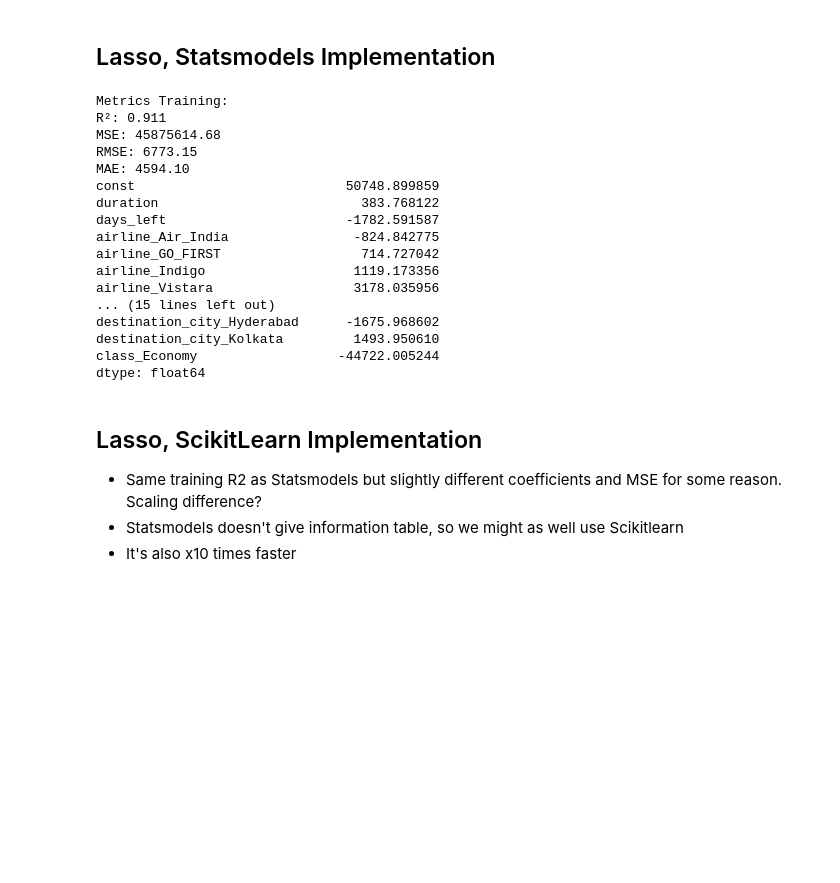
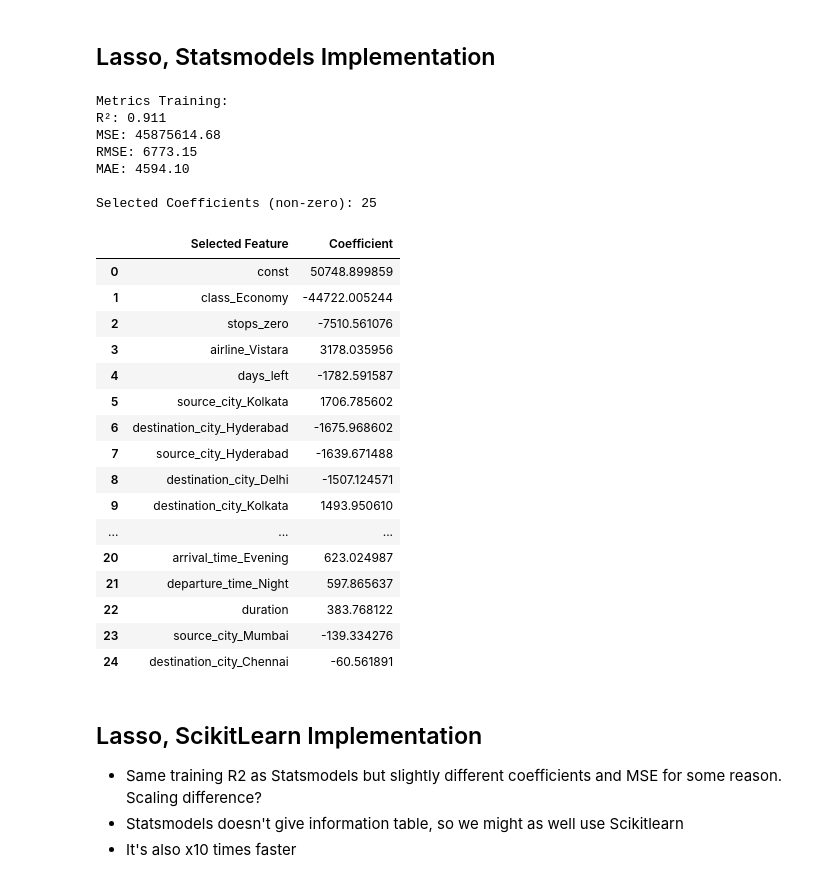
Before and after one commit to cmyguel/tru_linear_models_assignments, a Jupyter notebook: final_project/flight_price_prediction.ipynb, the cells around one changed output. Drawn from its saved outputs; the diff is of its cells as text; code cells hidden in the pictures; blank space fills up the shorter version.

```diff
--- a/final_project/flight_price_prediction.ipynb
+++ b/final_project/flight_price_prediction.ipynb
@@ -140,43 +140,66 @@ def evaluate_predictions(y_true, y_pred):
     print(f"MSE: {mse:.2f}")
     print(f"RMSE: {rmse:.2f}")
     print(f"MAE: {mae:.2f}")
+
+def show_nonzero_coefficients(coef:pd.Series):
+    # Filter non-zero coefficients
+    nonzero_coef = coef[coef != 0]
+    print(f"\nSelected Coefficients (non-zero): {len(nonzero_coef)}")
+    # Build DataFrame with sign and absolute importance
+    coef_df = pd.DataFrame({
+        "Selected Feature": nonzero_coef.index,
+        "Coefficient": nonzero_coef.values,
+        "Importance": nonzero_coef.abs().values
+    })
+
+    # Sort by absolute importance (descending)
+    coef_df = coef_df.sort_values(by="Importance", ascending=False).reset_index(drop=True)
+    coef_df.drop(columns="Importance", inplace=True)
+    return coef_df
 # %%
 # Step 4: Scale numeric features
 X_preprocessed = X_train.copy()
 NUMERICAL_COLS = ['duration', 'days_left']
 scaler = StandardScaler()
 X_preprocessed[NUMERICAL_COLS] = scaler.fit_transform(X_preprocessed[NUMERICAL_COLS])
 
 # Step 6: Fit Lasso using statsmodels (fit_regularized)
 model = sm.OLS(y_train, X_preprocessed)
 lasso_result = model.fit_regularized(method='elastic_net', alpha=1.0, L1_wt=1.0)
 
 # Predictions
 y_pred = lasso_result.predict(X_preprocessed)
 print("Metrics Training:")
 evaluate_predictions(y_train, y_pred)
 
 # Step 7: Display coefficients
-coef_series = pd.Series(lasso_result.params, index=X_preprocessed.columns)
-print(coef_series[coef_series != 0])  # Only non-zero coefficients (Lasso selects features)
+coef = pd.Series(lasso_result.params, index=X_preprocessed.columns)
+show_nonzero_coefficients(coef)
 # %% [output]
 Metrics Training:
 R²: 0.911
 MSE: 45875614.68
 RMSE: 6773.15
 MAE: 4594.10
-const                           50748.899859
-duration                          383.768122
-days_left                       -1782.591587
-airline_Air_India                -824.842775
-airline_GO_FIRST                  714.727042
-airline_Indigo                   1119.173356
-airline_Vistara                  3178.035956
-... (15 lines left out)
-destination_city_Hyderabad      -1675.968602
-destination_city_Kolkata         1493.950610
-class_Economy                  -44722.005244
-dtype: float64
+
+Selected Coefficients (non-zero): 25
+|  | Selected Feature | Coefficient |
+| 0 | const | 50748.899859 |
+| 1 | class_Economy | -44722.005244 |
+| 2 | stops_zero | -7510.561076 |
+| 3 | airline_Vistara | 3178.035956 |
+| 4 | days_left | -1782.591587 |
+| 5 | source_city_Kolkata | 1706.785602 |
+| 6 | destination_city_Hyderabad | -1675.968602 |
+| 7 | source_city_Hyderabad | -1639.671488 |
+| 8 | destination_city_Delhi | -1507.124571 |
+| 9 | destination_city_Kolkata | 1493.950610 |
+| ... | ... | ... |
+| 20 | arrival_time_Evening | 623.024987 |
+| 21 | departure_time_Night | 597.865637 |
+| 22 | duration | 383.768122 |
+| 23 | source_city_Mumbai | -139.334276 |
+| 24 | destination_city_Chennai | -60.561891 |
 # %% [markdown]
 ## Lasso, ScikitLearn Implementation
 
```
Also changed, not shown: parts of 7 cells of this notebook.
